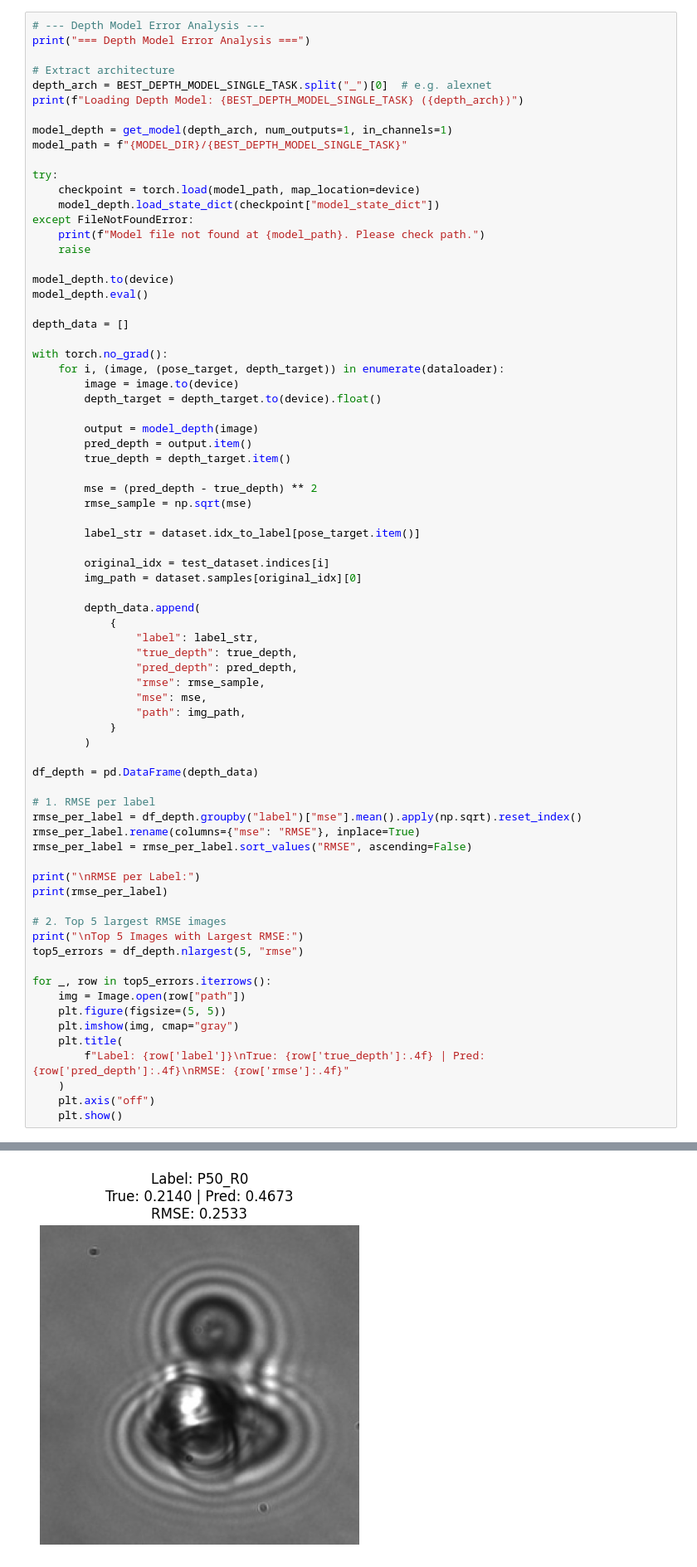
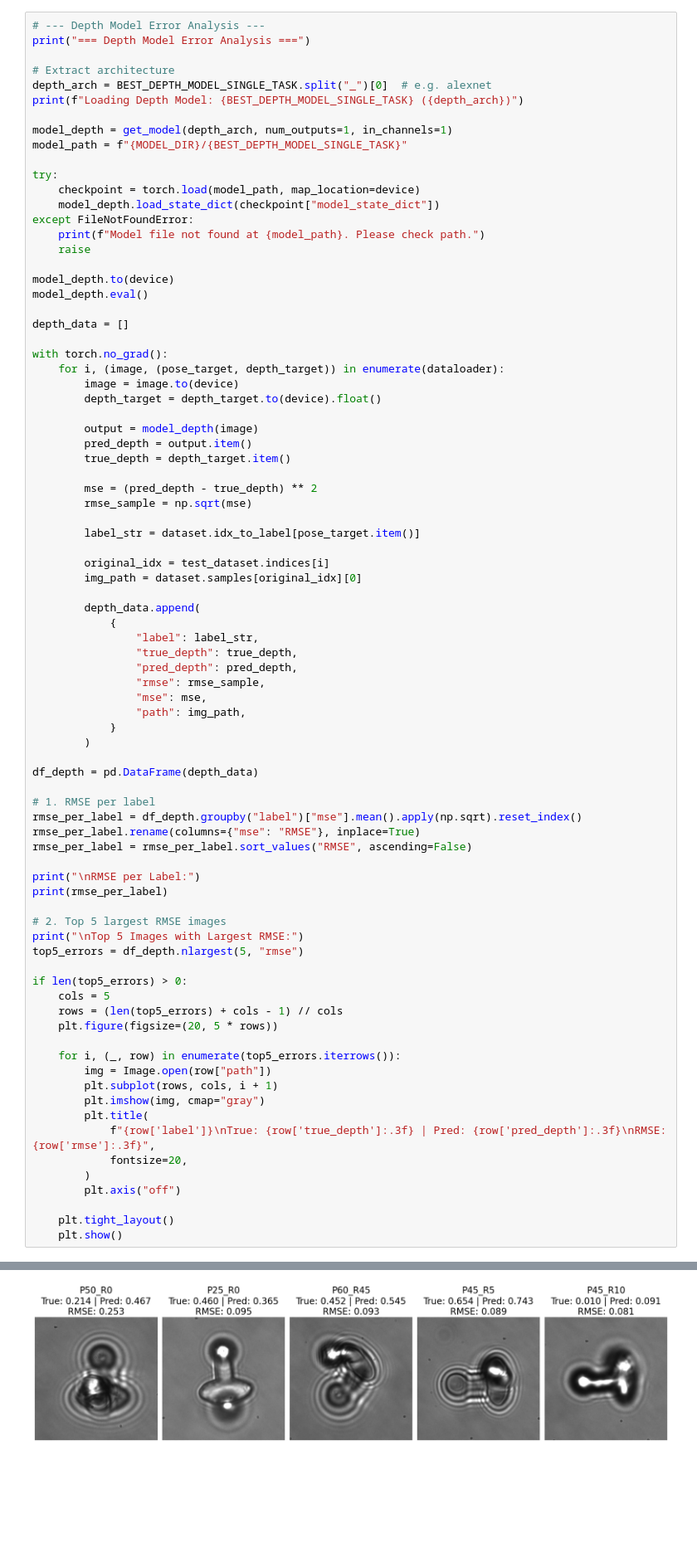
Before and after one commit to chihuangliu/microrobot-dl, a Jupyter notebook: notebooks/error_analysis.ipynb, the cells around one changed output, grey strips where cells are left out. Shown at 83% size. Saved outputs shown, nothing was run; the diff lists cells and outputs as text; blank space fills up the shorter version.

```diff
--- a/notebooks/error_analysis.ipynb
+++ b/notebooks/error_analysis.ipynb
@@ -176,39 +183,47 @@ df_depth = pd.DataFrame(depth_data)
 rmse_per_label = df_depth.groupby("label")["mse"].mean().apply(np.sqrt).reset_index()
 rmse_per_label.rename(columns={"mse": "RMSE"}, inplace=True)
 rmse_per_label = rmse_per_label.sort_values("RMSE", ascending=False)
 
 print("\nRMSE per Label:")
 print(rmse_per_label)
 
 # 2. Top 5 largest RMSE images
 print("\nTop 5 Images with Largest RMSE:")
 top5_errors = df_depth.nlargest(5, "rmse")
 
-for _, row in top5_errors.iterrows():
-    img = Image.open(row["path"])
-    plt.figure(figsize=(5, 5))
-    plt.imshow(img, cmap="gray")
-    plt.title(
-        f"Label: {row['label']}\nTrue: {row['true_depth']:.4f} | Pred: {row['pred_depth']:.4f}\nRMSE: {row['rmse']:.4f}"
-    )
-    plt.axis("off")
+if len(top5_errors) > 0:
+    cols = 5
+    rows = (len(top5_errors) + cols - 1) // cols
+    plt.figure(figsize=(20, 5 * rows))
+
+    for i, (_, row) in enumerate(top5_errors.iterrows()):
+        img = Image.open(row["path"])
+        plt.subplot(rows, cols, i + 1)
+        plt.imshow(img, cmap="gray")
+        plt.title(
+            f"{row['label']}\nTrue: {row['true_depth']:.3f} | Pred: {row['pred_depth']:.3f}\nRMSE: {row['rmse']:.3f}",
+            fontsize=20,
+        )
+        plt.axis("off")
+
+    plt.tight_layout()
     plt.show()
 # %% [output]
 === Depth Model Error Analysis ===
 Loading Depth Model: alexnet_depth_augmented.pth (alexnet)
 
 RMSE per Label:
       label      RMSE
 24   P50_R0  0.082325
 31  P60_R45  0.048240
 20  P45_R30  0.047171
 18  P45_R10  0.044752
 7    P25_R0  0.042269
 39   P90_R0  0.041829
 36   P75_R0  0.041818
 ... (76 lines left out)
 19  P45_R15  0.016115
 10  P30_R15  0.015588
 
 Top 5 Images with Largest RMSE:
-[figure, old version]
+[figure, new version]
```
Also changed, not shown: parts of 2 cells of this notebook, 20 other files.
